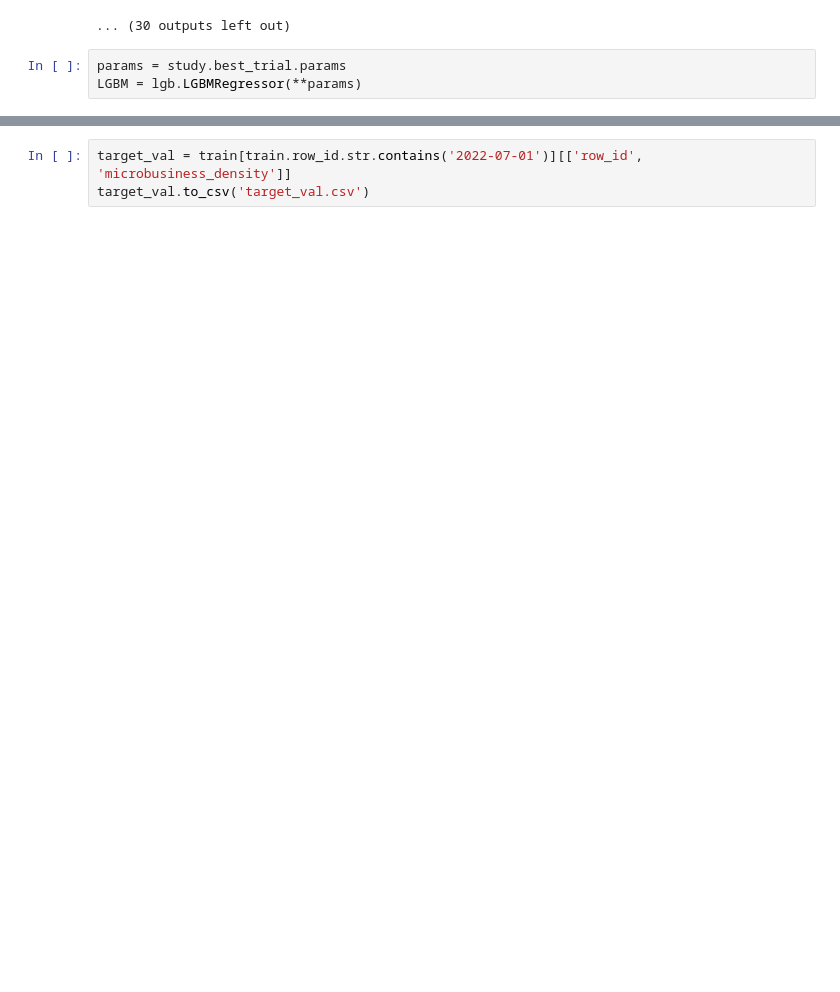
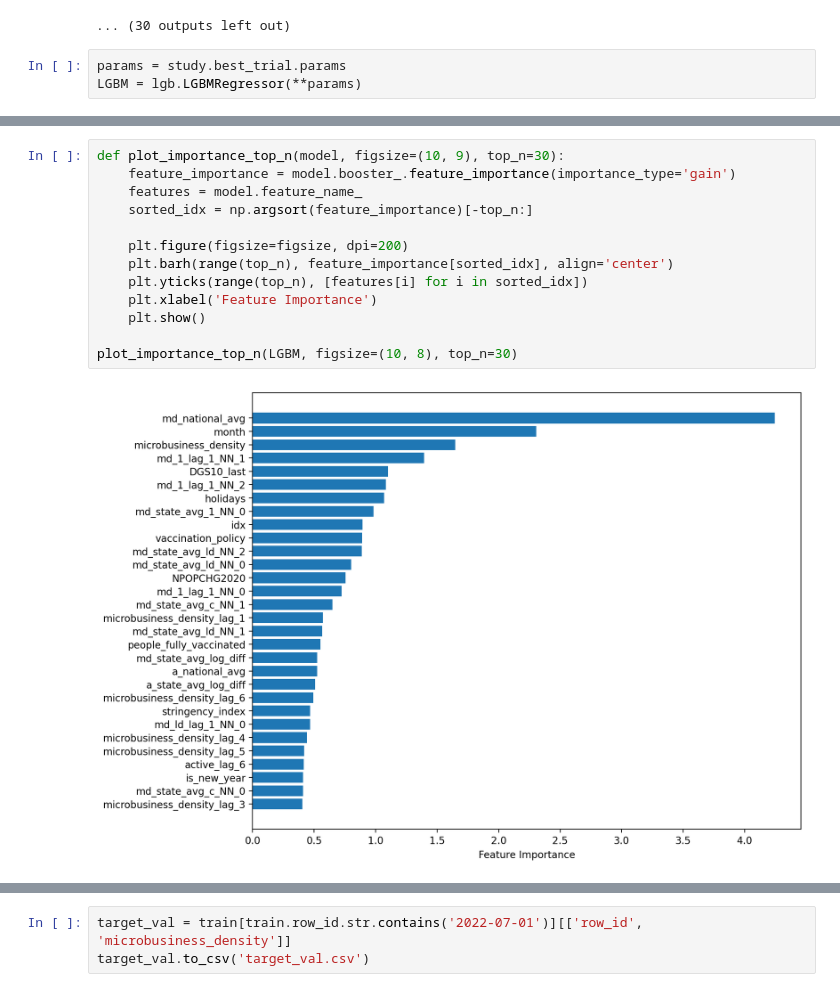
Before and after one commit to g-1f/602_proj, a Jupyter notebook: lgbm.ipynb, the cells around one changed output, grey strips where cells are left out. Drawn from its saved outputs; the diff is of its cells as text; blank space fills up the shorter version.

```diff
--- a/lgbm.ipynb
+++ b/lgbm.ipynb
@@ -184,0 +244,15 @@ y_pred = np.exp(LGBM.predict(df_test)) * df_test.microbusiness_density
+# %%
+def plot_importance_top_n(model, figsize=(10, 9), top_n=30):
+    feature_importance = model.booster_.feature_importance(importance_type='gain')
+    features = model.feature_name_
+    sorted_idx = np.argsort(feature_importance)[-top_n:]
+
+    plt.figure(figsize=figsize, dpi=200)
+    plt.barh(range(top_n), feature_importance[sorted_idx], align='center')
+    plt.yticks(range(top_n), [features[i] for i in sorted_idx])
+    plt.xlabel('Feature Importance')
+    plt.show()
+
+plot_importance_top_n(LGBM, figsize=(10, 8), top_n=30)
+# %% [output]
+[figure, added]
```
Also changed, not shown: parts of 11 cells of this notebook, 8 other files.
